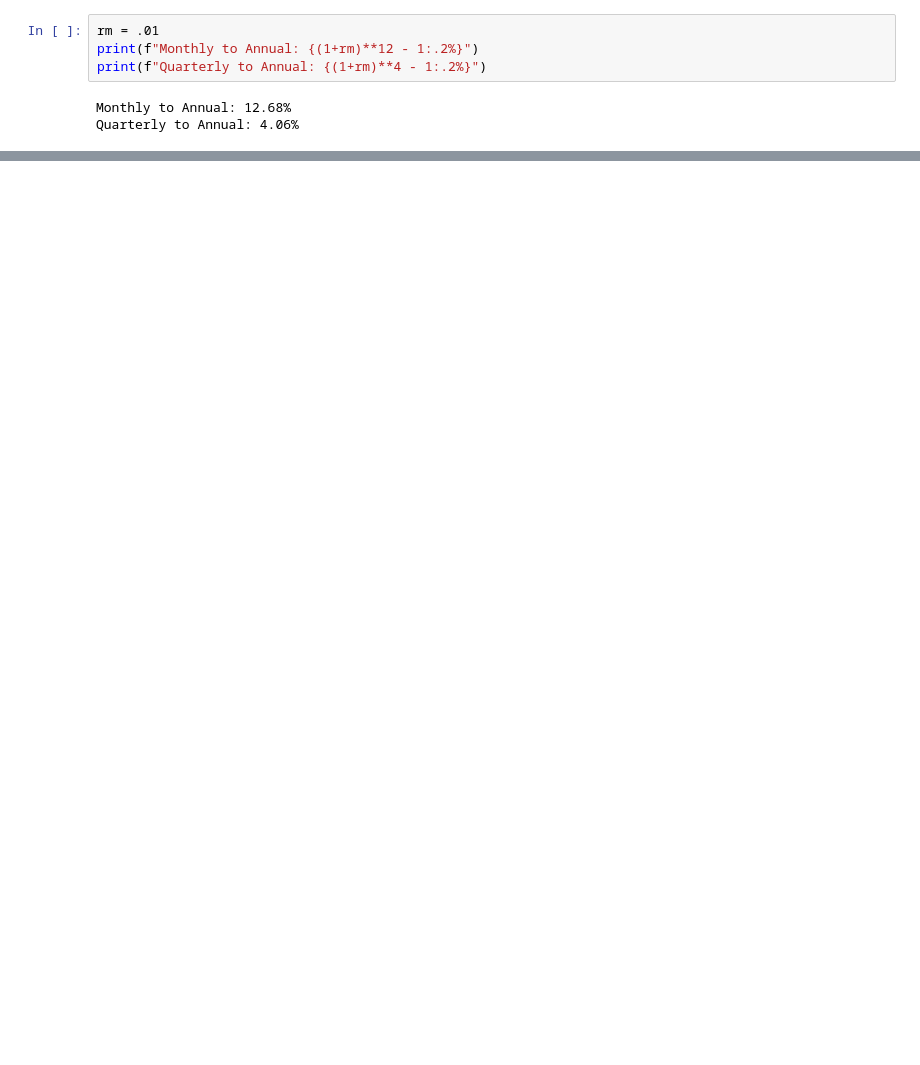
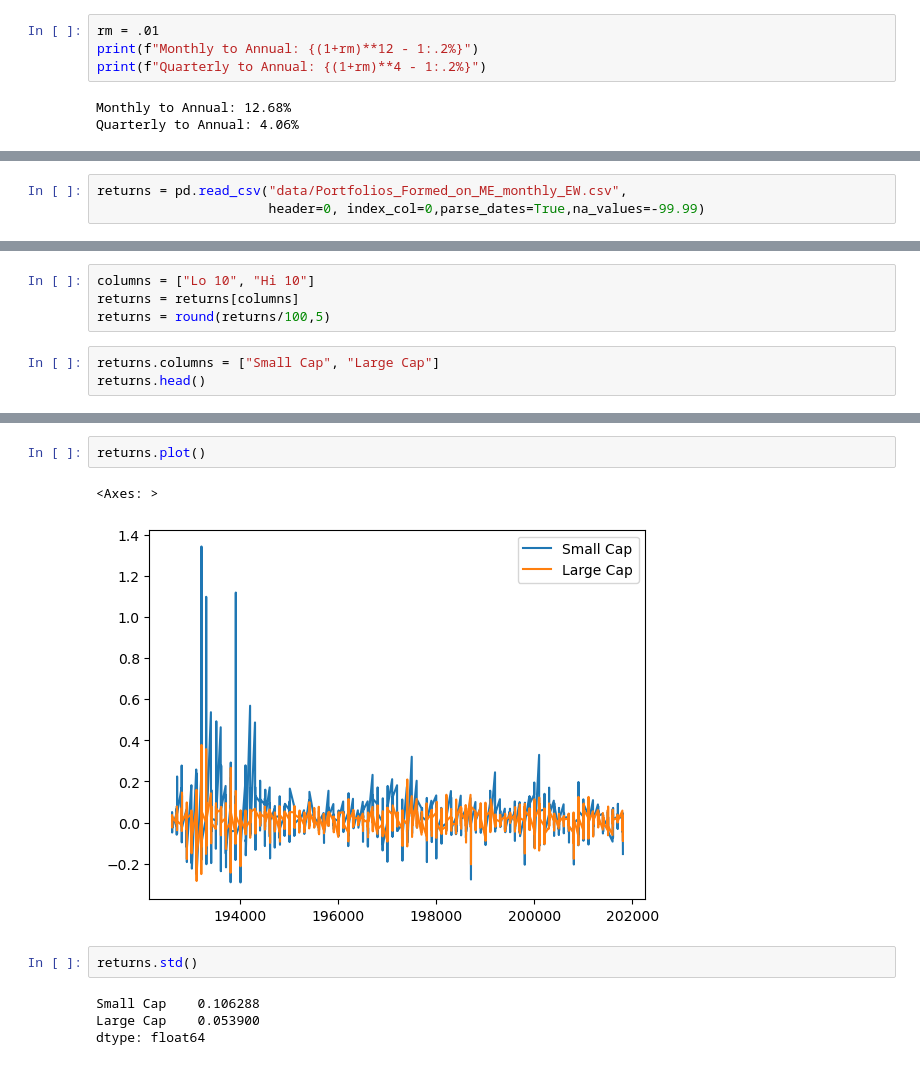
Before and after one commit to fran-salas/portfolio_analyst, a Jupyter notebook: Introduction.ipynb, the cells around one changed output, grey strips where cells are left out. Drawn from its saved outputs; the diff is of its cells as text; blank space fills up the shorter version.

```diff
--- a/Introduction.ipynb
+++ b/Introduction.ipynb
@@ -175,0 +256,3 @@ Quarterly to Annual: 4.06%
+# %%
+returns = pd.read_csv("data/Portfolios_Formed_on_ME_monthly_EW.csv",
+                      header=0, index_col=0,parse_dates=True,na_values=-99.99)
@@ -175,0 +268,7 @@ Quarterly to Annual: 4.06%
+# %%
+columns = ["Lo 10", "Hi 10"]
+returns = returns[columns]
+returns = round(returns/100,5)
+# %%
+returns.columns = ["Small Cap", "Large Cap"]
+returns.head()
@@ -175,0 +282,11 @@ Quarterly to Annual: 4.06%
+# %%
+returns.plot()
+# %% [output]
+<Axes: >
+[figure, added]
+# %%
+returns.std()
+# %% [output]
+Small Cap    0.106288
+Large Cap    0.053900
+dtype: float64
```
Also changed, not shown: parts of 73 cells of this notebook, 2 other files.
